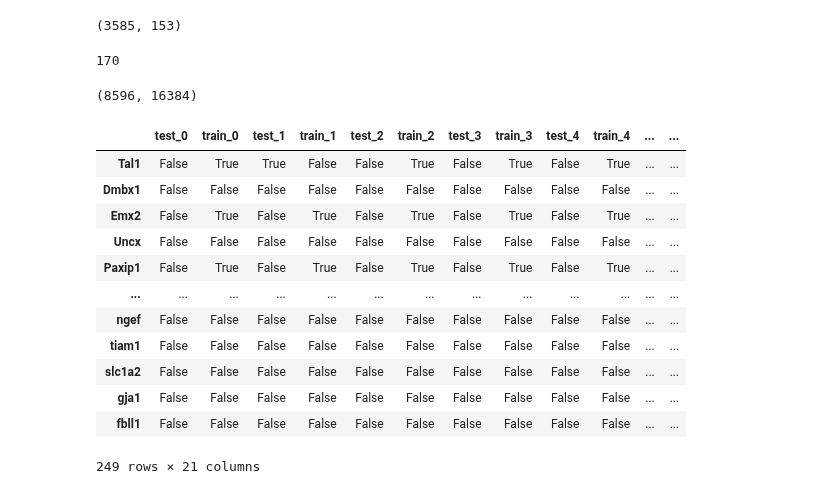
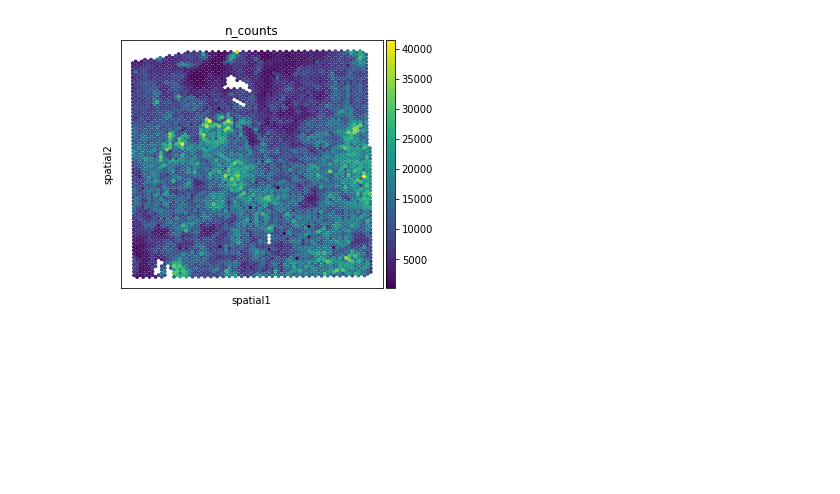
Before and after one commit to theislab/moscot_benchmarks, a Jupyter notebook: experiments/space/mapping/method_benchmark/process_data.ipynb, the cells around one changed output. Cells and saved outputs as stored; diff of their text form; code cells hidden in the pictures; blank space fills up the shorter version.

```diff
--- a/experiments/space/mapping/method_benchmark/process_data.ipynb
+++ b/experiments/space/mapping/method_benchmark/process_data.ipynb
@@ -126,3 +116,5 @@ adata_sp.shape
 # %%
-adata_sp[:, adata_sp.var.test_0].shape
+import squidpy as sq
+
+sq.pl.spatial_scatter(adata_sp, color=["n_counts"], shape=None)
 # %% [output]
@@ -130,28 +122 @@ adata_sp[:, adata_sp.var.test_0].shape
+[figure, added]
-# %%
-adata_sp[:, adata_sp.var.train_0].shape
-# %% [output]
-(3585, 153)
-# %%
-153 + 17
-# %% [output]
-170
-# %%
-adata_sc.shape
-# %% [output]
-(8596, 16384)
-# %%
-adata_sp.var
-# %% [output]
-|  | test_0 | train_0 | test_1 | train_1 | test_2 | train_2 | test_3 | train_3 | test_4 | train_4 | ... | ... |
-| Tal1 | False | True | True | False | False | True | False | True | False | True | ... | ... |
-| Dmbx1 | False | False | False | False | False | False | False | False | False | False | ... | ... |
-| Emx2 | False | True | False | True | False | True | False | True | False | True | ... | ... |
-| Uncx | False | False | False | False | False | False | False | False | False | False | ... | ... |
-| Paxip1 | False | True | False | True | False | True | False | True | False | True | ... | ... |
-| ... | ... | ... | ... | ... | ... | ... | ... | ... | ... | ... | ... | ... |
-| ngef | False | False | False | False | False | False | False | False | False | False | ... | ... |
-| tiam1 | False | False | False | False | False | False | False | False | False | False | ... | ... |
-| slc1a2 | False | False | False | False | False | False | False | False | False | False | ... | ... |
-| gja1 | False | False | False | False | False | False | False | False | False | False | ... | ... |
-| fbll1 | False | False | False | False | False | False | False | False | False | False | ... | ... |
-249 rows × 21 columns
```
Also changed, not shown: parts of 6 cells of this notebook, 2 other files.
